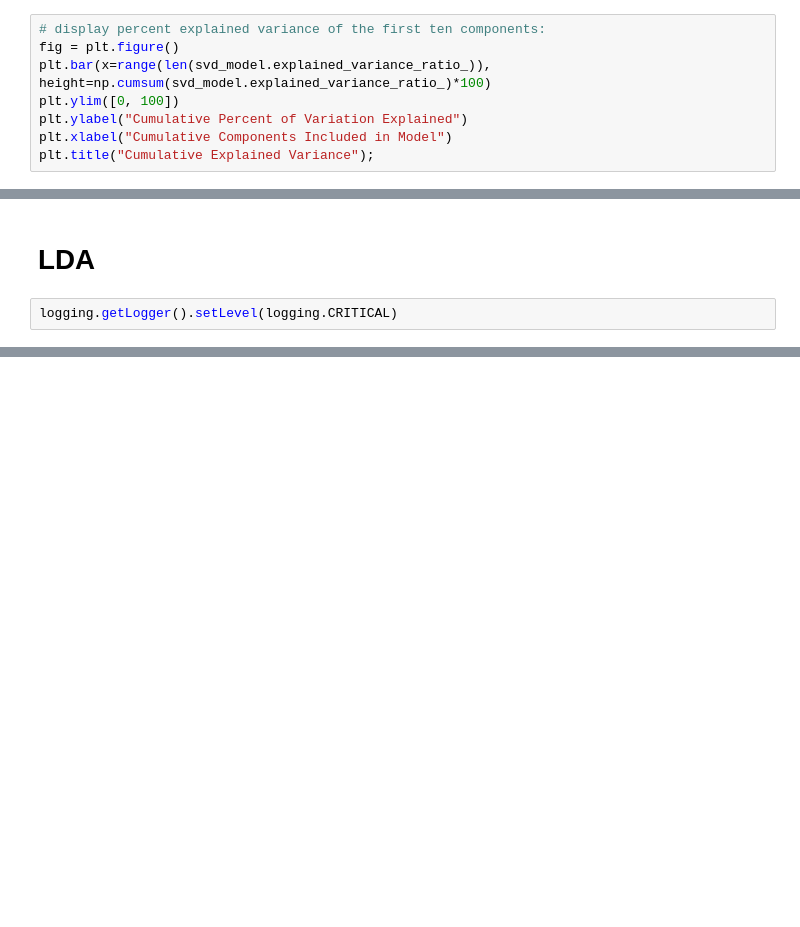
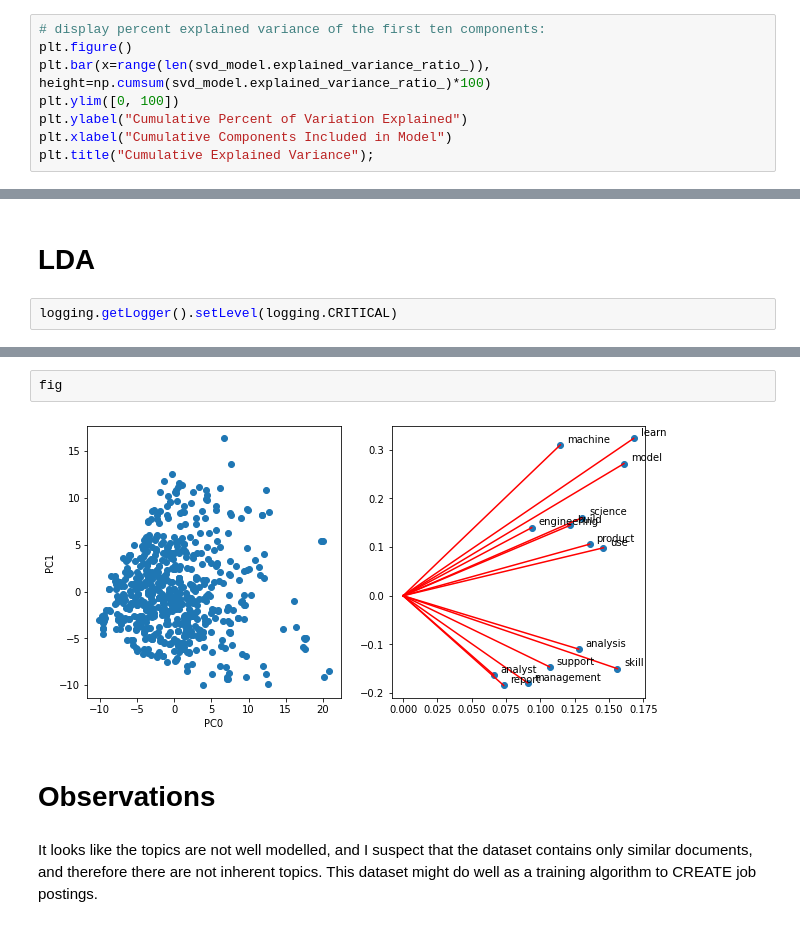
Before and after one commit to MatanFreedman/LinkedIn-NLP, a Jupyter notebook: notebooks/topic-modelling/0.3-matan-topic-modelling.ipynb, the cells around one changed output, grey strips where cells are left out. Saved outputs shown, nothing was run; the diff lists cells and outputs as text; blank space fills up the shorter version.

```diff
--- a/notebooks/topic-modelling/0.3-matan-topic-modelling.ipynb
+++ b/notebooks/topic-modelling/0.3-matan-topic-modelling.ipynb
@@ -193,7 +201,7 @@ svd_model = TruncatedSVD(n_components=6,         # num dimensions
 svd_matrix = svd_model.fit_transform(dense_corpus.T)
 # %%
 # display percent explained variance of the first ten components:
-fig = plt.figure()
+plt.figure()
 plt.bar(x=range(len(svd_model.explained_variance_ratio_)), height=np.cumsum(svd_model.explained_variance_ratio_)*100)
 plt.ylim([0, 100])
 plt.ylabel("Cumulative Percent of Variation Explained")
@@ -301,0 +310,8 @@ dense_corpus.shape
+# %%
+fig
+# %% [output]
+[figure, added]
+# %% [markdown]
+# Observations
+# %% [markdown]
+It looks like the topics are not well modelled, and I suspect that the dataset contains only similar documents, and therefore there are not inherent topics. This dataset might do well as a training algorithm to CREATE job postings.
```
Also changed, not shown: parts of 26 cells of this notebook.
